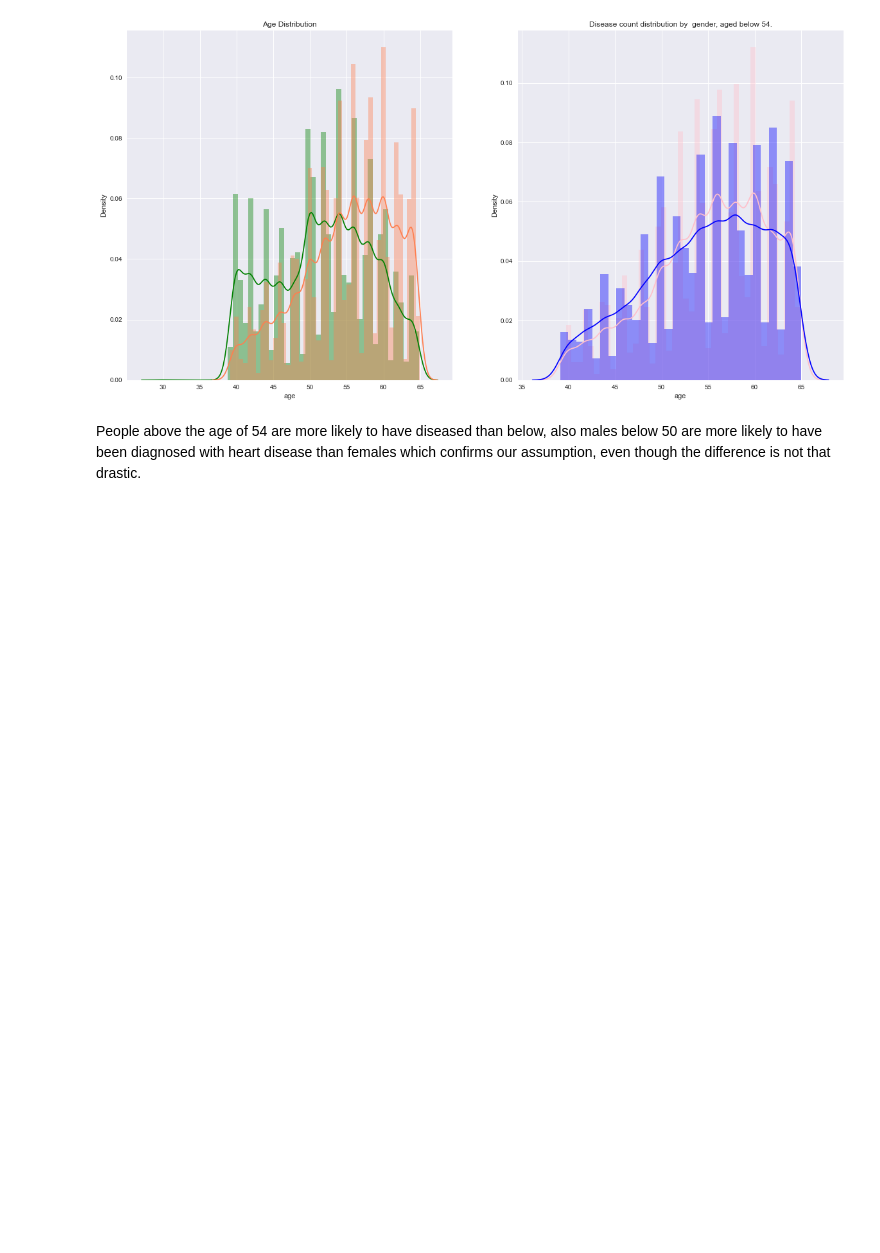
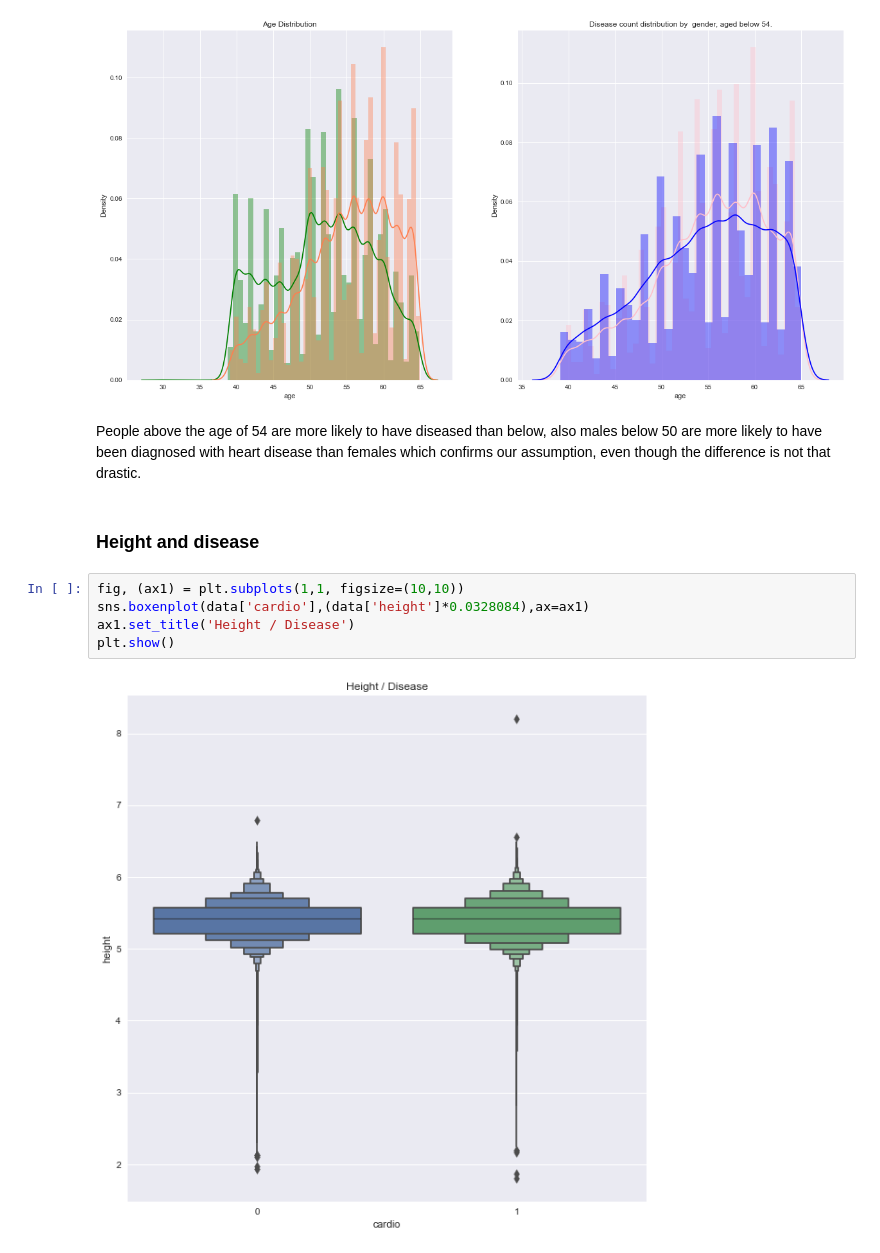
Before and after one commit to Aditya-Ramachandran/cardiovascular-disease-detection, a Jupyter notebook: EDA 1.ipynb, the cells around one changed output. Drawn from its saved outputs; the diff is of its cells as text; blank space fills up the shorter version.

Commit message:
height and disease relation checked

```diff
--- a/EDA 1.ipynb
+++ b/EDA 1.ipynb
@@ -132,3 +132,12 @@ plt.show()
 [figure]
 # %% [markdown]
 People above the age of 54 are more likely to have diseased than below, also males below 50 are more likely to have been diagnosed with heart disease than females which confirms our assumption, even though the difference is not that drastic.
+# %% [markdown]
+### Height and disease
+# %%
+fig, (ax1) = plt.subplots(1,1, figsize=(10,10))
+sns.boxenplot(data['cardio'],(data['height']*0.0328084),ax=ax1)
+ax1.set_title('Height / Disease')
+plt.show()
+# %% [output]
+[figure, added]
```
Also changed, not shown: parts of 4 cells of this notebook.
